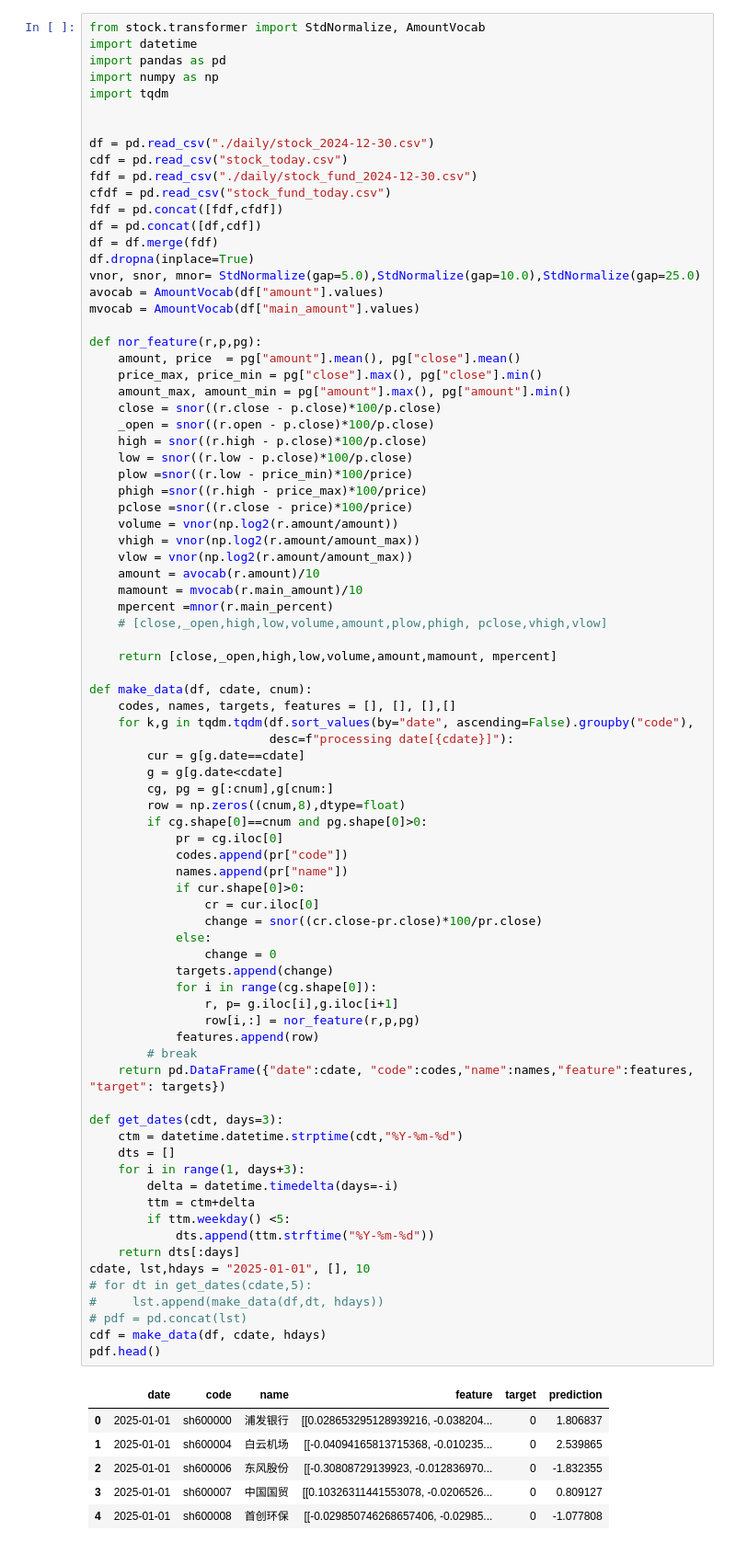
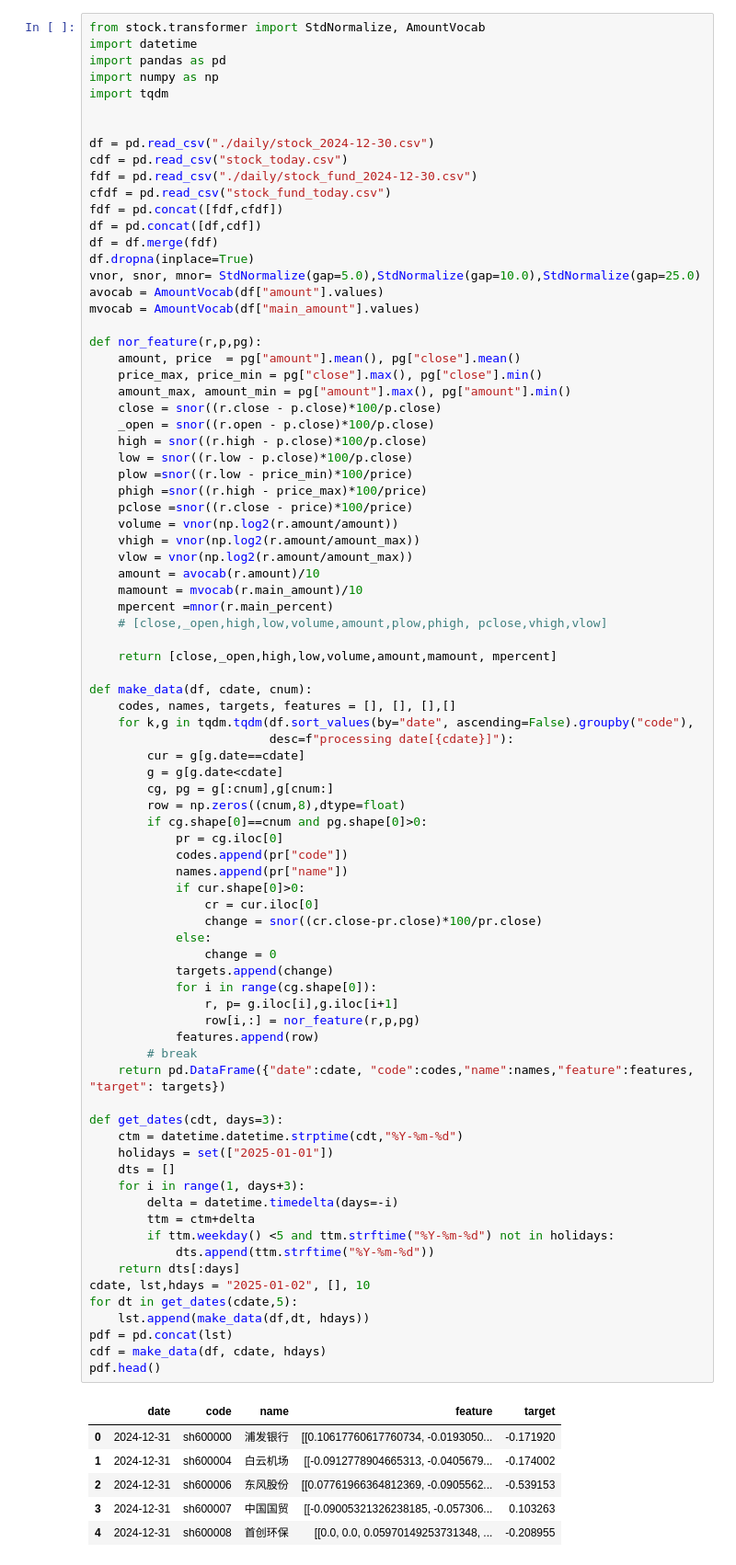
Before and after one commit to txdas/biotech, a Jupyter notebook: notebook/stock/akshare_light.ipynb, the cells around one changed output. Shown at 92% size. Drawn from its saved outputs; the diff is of its cells as text.

```diff
--- a/notebook/stock/akshare_light.ipynb
+++ b/notebook/stock/akshare_light.ipynb
@@ -48,44 +48,45 @@ def make_data(df, cdate, cnum):
         cg, pg = g[:cnum],g[cnum:]
         row = np.zeros((cnum,8),dtype=float)
         if cg.shape[0]==cnum and pg.shape[0]>0:
             pr = cg.iloc[0]
             codes.append(pr["code"])
             names.append(pr["name"])
             if cur.shape[0]>0:
                 cr = cur.iloc[0]
                 change = snor((cr.close-pr.close)*100/pr.close)
             else:
                 change = 0
             targets.append(change)
             for i in range(cg.shape[0]):
                 r, p= g.iloc[i],g.iloc[i+1]
                 row[i,:] = nor_feature(r,p,pg)
             features.append(row)
         # break
     return pd.DataFrame({"date":cdate, "code":codes,"name":names,"feature":features, "target": targets})
 
 def get_dates(cdt, days=3):
     ctm = datetime.datetime.strptime(cdt,"%Y-%m-%d")
+    holidays = set(["2025-01-01"])
     dts = []
     for i in range(1, days+3):
         delta = datetime.timedelta(days=-i)
         ttm = ctm+delta
-        if ttm.weekday() <5:
+        if ttm.weekday() <5 and ttm.strftime("%Y-%m-%d") not in holidays:
             dts.append(ttm.strftime("%Y-%m-%d"))
     return dts[:days]
-cdate, lst,hdays = "2025-01-01", [], 10
-# for dt in get_dates(cdate,5):
-#     lst.append(make_data(df,dt, hdays))
-# pdf = pd.concat(lst)
+cdate, lst,hdays = "2025-01-02", [], 10
+for dt in get_dates(cdate,5):
+    lst.append(make_data(df,dt, hdays))
+pdf = pd.concat(lst)
 cdf = make_data(df, cdate, hdays)
 pdf.head()
 # %% [output]
-|  | date | code | name | feature | target | prediction |
-| 0 | 2025-01-01 | sh600000 | 浦发银行 | [[0.028653295128939216, -0.038204... | 0 | 1.806837 |
-| 1 | 2025-01-01 | sh600004 | 白云机场 | [[-0.04094165813715368, -0.010235... | 0 | 2.539865 |
-| 2 | 2025-01-01 | sh600006 | 东风股份 | [[-0.30808729139923, -0.012836970... | 0 | -1.832355 |
-| 3 | 2025-01-01 | sh600007 | 中国国贸 | [[0.10326311441553078, -0.0206526... | 0 | 0.809127 |
-| 4 | 2025-01-01 | sh600008 | 首创环保 | [[-0.029850746268657406, -0.02985... | 0 | -1.077808 |
+|  | date | code | name | feature | target |
+| 0 | 2024-12-31 | sh600000 | 浦发银行 | [[0.10617760617760734, -0.0193050... | -0.171920 |
+| 1 | 2024-12-31 | sh600004 | 白云机场 | [[-0.0912778904665313, -0.0405679... | -0.174002 |
+| 2 | 2024-12-31 | sh600006 | 东风股份 | [[0.07761966364812369, -0.0905562... | -0.539153 |
+| 3 | 2024-12-31 | sh600007 | 中国国贸 | [[-0.09005321326238185, -0.057306... | 0.103263 |
+| 4 | 2024-12-31 | sh600008 | 首创环保 | [[0.0, 0.0, 0.05970149253731348, ... | -0.208955 |
 # %%
 import warnings
 warnings.filterwarnings("ignore")
```
Also changed, not shown: parts of 4 cells of this notebook, 11 other files.
